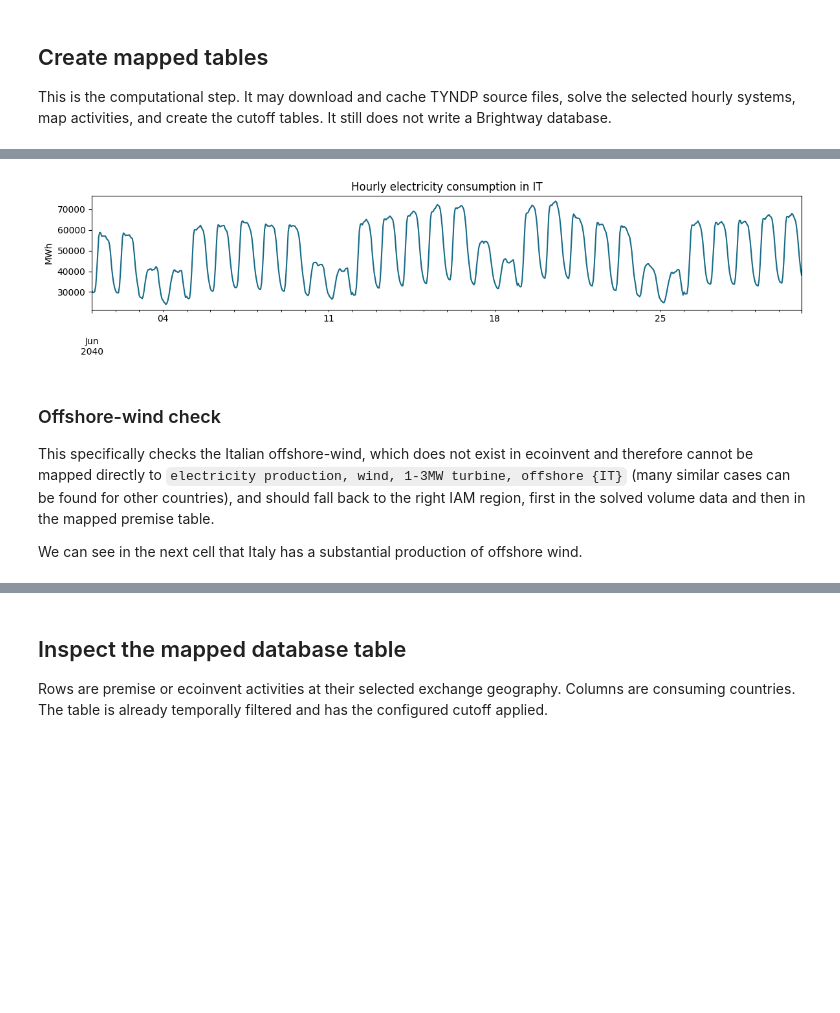
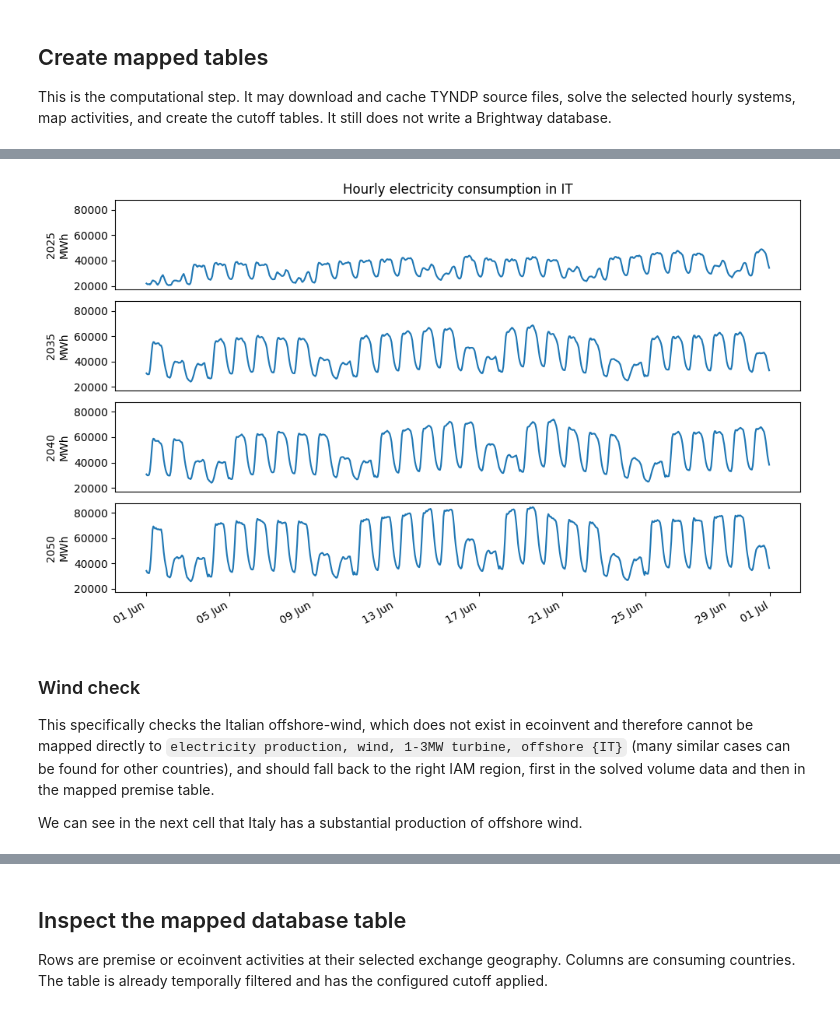
Before and after one commit to LIST-LUXEMBOURG/shrecc, a Jupyter notebook: docs/content/notebooks/2_shrecc_analysis.ipynb, the cells around one changed output, grey strips where cells are left out. Cells and saved outputs as stored; diff of their text form; code cells hidden in the pictures; blank space fills up the shorter version.

```diff
--- a/docs/content/notebooks/2_shrecc_analysis.ipynb
+++ b/docs/content/notebooks/2_shrecc_analysis.ipynb
@@ -42,12 +45,16 @@ The TYNDP scenarios used as a source for the prospective data are described in t
 ![tyndp scenarios](tyndp_story_lines_screenshot.png)
 # %%
 # If prospective, TYNDP scenario, climate year, and year
-SCENARIO = "DE" # DE, NT, GA
-CLIMATE_YEAR = 2009 # 1995, 2008, 2009
-YEARS = [2040]  # Use [2035, 2040, 2050] for the complete run. DE/GA: 2035, 2040, 2050; NT: 2030, 2040
+scenario     = "DE" # DE, NT, GA
+climate_year = 2009 # 1995, 2008, 2009
+years        = [2025, 2035, 2040, 2050]  # Use [2035, 2040, 2050] for the complete run. DE/GA: 2035, 2040, 2050; NT: 2030, 2040
 
-# ...and the databases you match against for each year
-PREMISE_DATABASES = {
+# Specifying multiple years here will supersede the year declared in `time_range`
+
+# Last thing is to declare the databases you match against for each year
+# TODO: create premise databases on-the-fly if they do not exist?
+bg_db_name = {
+    2025: "ecoinvent-3.11-cutoff",
     2035: "ei_cutoff_3.11_remind-eu_SSP2-PkBudg650_2035 2026-07-10",
     2040: "ei_cutoff_3.11_remind-eu_SSP2-PkBudg650_2040 2026-07-10",
     2050: "ei_cutoff_3.11_remind-eu_SSP2-PkBudg650_2050 2026-07-10",
@@ -57,16 +64,16 @@ PREMISE_DATABASES = {
 
 Creating tables does not modify any local Brightway database. The preflight only verifies that the configured project and year-specific premise databases are available.
 # %%
-bd.projects.set_current(PROJECT_NAME)
+bd.projects.set_current(project_name)
 
-configured_backgrounds = {year: PREMISE_DATABASES[year] for year in YEARS}
+configured_backgrounds = {year: bg_db_name[year] for year in years}
 missing_backgrounds = {
     year: name
     for year, name in configured_backgrounds.items()
     if name not in bd.databases
 }
 if missing_backgrounds:
-    raise ValueError(f"Missing premise databases in {PROJECT_NAME!r}: {missing_backgrounds}")
+    raise ValueError(f"Missing premise databases in {project_name!r}: {missing_backgrounds}")
 
 # Display the databases against which each year will be mapped
 pd.Series(configured_backgrounds, name="premise database").rename_axis("year").to_frame()
@@ -196,23 +233,30 @@ assert volume_error < 1e-6
 | maximum consumption-volume error ... | 2.910383e-11 |
 # %%
-COUNTRY_TO_INSPECT = "IT"
+country_to_inspect = "IT"
+to_plot = pd.concat({year:elec_noon_june.results(year)["consumption_volume"]
+        .sel(consumer_country=country_to_inspect)
+        .to_series() for year in years}, axis=1)
 
-ax = (
-    results["consumption_volume"]
-    .sel(consumer_country=COUNTRY_TO_INSPECT)
-    .to_series()
-    .plot(figsize=(12, 3), color="#176B87")
-)
-ax.set(
-    title=f"Hourly electricity consumption in {COUNTRY_TO_INSPECT}",
+fig, axes = plt.subplots(4,1, figsize=(10,6), sharey=True)
+
+for year, ax in zip(years, axes.flatten()):
+    to_plot[year].plot(ax=ax)
+    ax.set_xlabel(None)
+    ax.set_ylabel(f"{year}\nMWh")
+    if ax == axes[-1]:
+        ax.xaxis.set_major_formatter(mdates.DateFormatter("%d %b"))
+    else:
+        ax.set_xticks([])
+
+axes[0].set(
+    title=f"Hourly electricity consumption in {country_to_inspect}",
     xlabel="",
-    ylabel=results.attrs.get("volume_unit", "MWh"),
 )
 plt.tight_layout()
 # %% [output]
-[figure, old version]
+[figure, new version]
 # %% [markdown]
-### Offshore-wind check
+### Wind check
 
 This specifically checks the Italian offshore-wind, which does not exist in ecoinvent and therefore cannot be mapped directly to `electricity production, wind, 1-3MW turbine, offshore {IT}` (many similar cases can be found for other countries), and should fall back to the right IAM region, first in the solved volume data and then in the mapped premise table.
 
```
Also changed, not shown: parts of 25 cells of this notebook, 11 other files.
